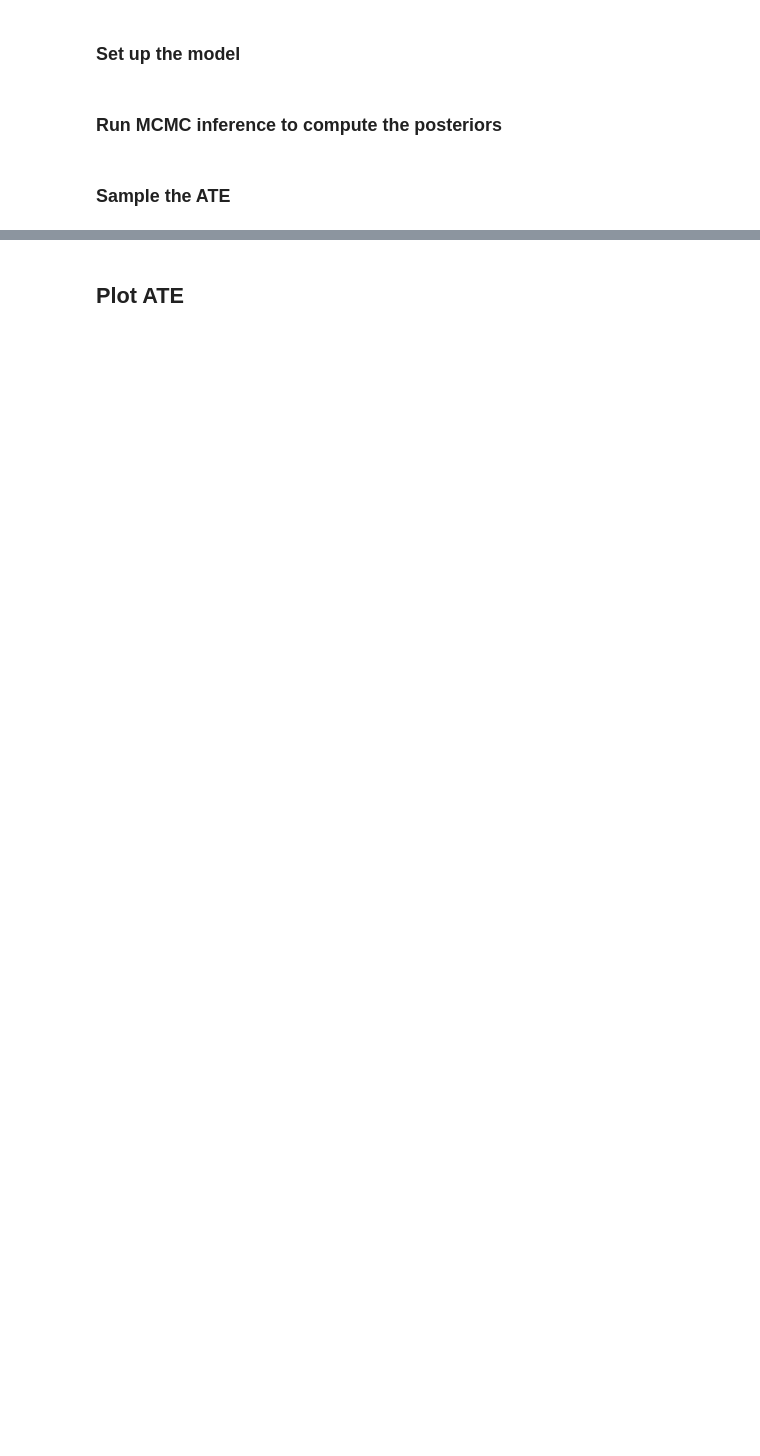
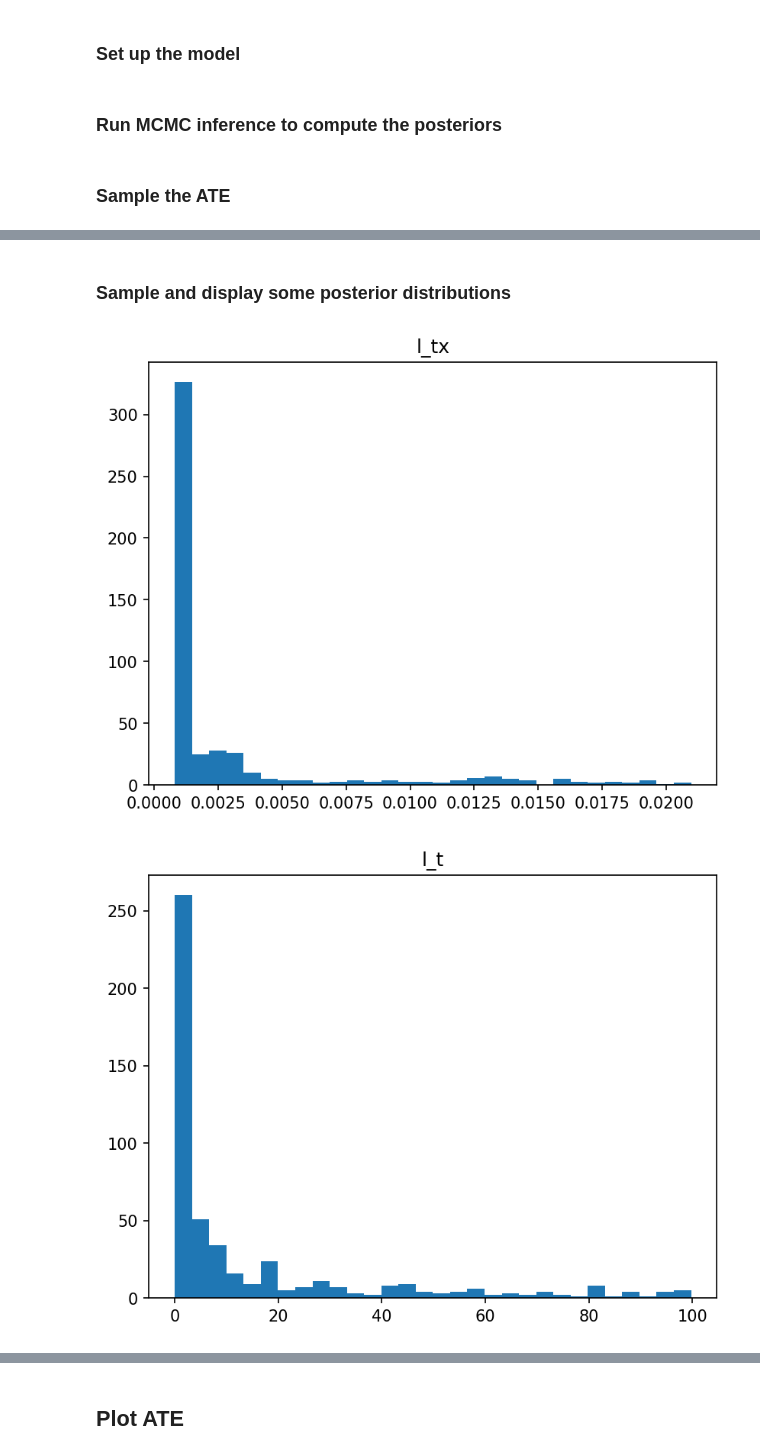
Before and after one commit to gradientinstitute/return2edu-paper, a Jupyter notebook: Direct-Bayesian.ipynb, the cells around one changed output, grey strips where cells are left out. Cells and saved outputs as stored; diff of their text form; code cells hidden in the pictures; blank space fills up the shorter version.

```diff
--- a/Direct-Bayesian.ipynb
+++ b/Direct-Bayesian.ipynb
@@ -351,0 +348,14 @@ Hierarchical Linear Regression
+# %% [markdown]
+### Sample and display some posterior distributions
+# %%
+posteriors = ["l_tx", "l_t", "variance"]
+for name in posteriors:
+    post = hbr_samples[name]
+    plt.figure(dpi=150)
+    plt.hist(post, bins=30)
+    plt.title(name)
+    plt.grid
+    plt.show()
+# %% [output]
+[figure, added]
+[figure, added]
```
Also changed, not shown: parts of 11 cells of this notebook, 1 other file.
